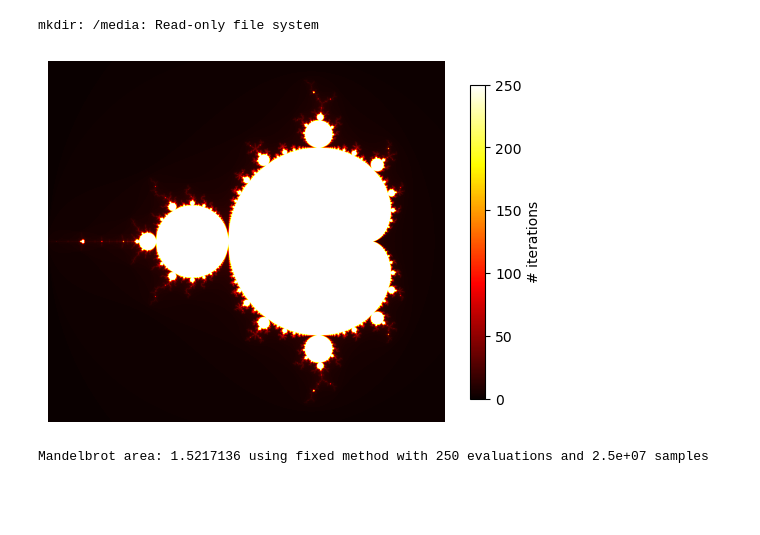
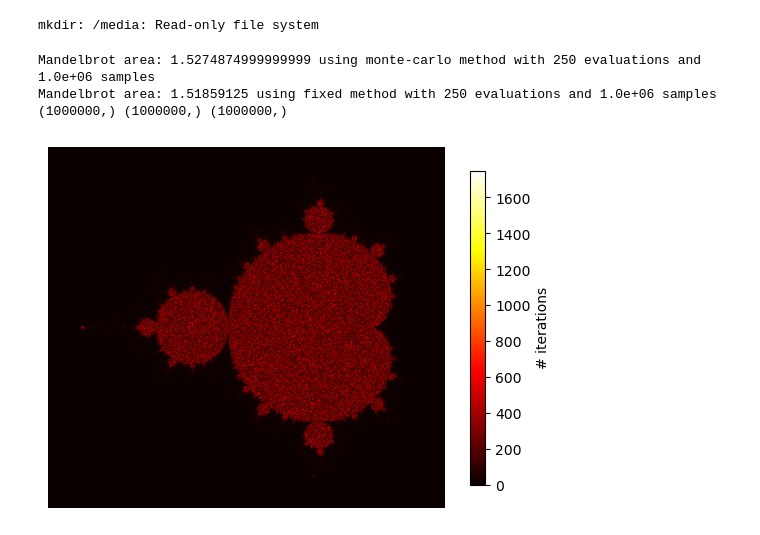
Before and after one commit to jonas4climate/ss-assignment1, a Jupyter notebook: CalvinLaw_11306734_RaymondZhang_14865904_JonasSchaefer_14039982_1.ipynb, the cells around one changed output. Cells and saved outputs as stored; diff of their text form; code cells hidden in the pictures; blank space fills up the shorter version.

```diff
--- a/CalvinLaw_11306734_RaymondZhang_14865904_JonasSchaefer_14039982_1.ipynb
+++ b/CalvinLaw_11306734_RaymondZhang_14865904_JonasSchaefer_14039982_1.ipynb
@@ -29,26 +29,27 @@ def mandelbrot_statistics(c_points, counts, method):
     print(f'Mandelbrot area: {mandelbrot_area} using {method} method with {max_iter} evaluations and {len(counts):.1e} samples')
 
 # Utility for plotting
-def plot_mandelbrot(c_points, counts, max_iter=250, gen_type='fixed', save=True, show=True):
+def plot_mandelbrot(c_points, counts, method, max_iter=250, save=True, show=True):
     N = int(np.sqrt(len(counts)))
-    match(gen_type):
+    match(method):
         case 'fixed':
-            pixel_values = counts.reshape(N, N)
-        case 'mc':
-            return
+            image_data = counts.reshape(N, N)
+            plt.imshow(image_data, cmap='hot', extent=[*X_LIM, *Y_LIM])
+        case 'monte-carlo':
+            image_data, _, _ = np.histogram2d(x=c_points.imag, y=c_points.real, bins=N, weights=counts)
+            plt.imshow(image_data, cmap='hot', extent=[*X_LIM, *Y_LIM])
         case _:
-            return
-    plt.imshow(pixel_values, cmap='hot', extent=[*X_LIM, *Y_LIM])
+            raise ValueError('Invalid argument, method does not exist.')
     plt.colorbar(shrink=0.85, label='# iterations')
     plt.axis('off')
     if save:
-        plt.savefig(f'mandelbrot_{gen_type}_{max_iter}_{N}.png', dpi=300)
+        plt.savefig(f'mandelbrot_{method}_{max_iter}_{N}.png', dpi=300)
     if show:
         plt.show()
 
 # Generating mandelbrot set on a fixed grid
 @jit(nopython=True, parallel=True)
-def mandelbrot_parallel_fixed(max_iter=250, size=5_000):
+def mandelbrot_parallel_fixed(max_iter=250, size=1_000):
     real_parts = np.linspace(*X_LIM, size)
     imag_parts = np.linspace(*Y_LIM, size)
     c_points = np.zeros((size, size), dtype=np.complex128)
@@ -70,11 +71,15 @@ def mandelbrot_parallel_mc(max_iter=250, n_points=1_000_000):
     for i in prange(n_points):
         z = c_points[i]
         counts[i] = mandelbrot(z, max_iter)
-    return c_points, counts
+    return c_points.flatten(), counts.flatten()
-# %%
-c_points, counts = mandelbrot_parallel_fixed()
-plot_mandelbrot(c_points, counts)
-mandelbrot_statistics(c_points, counts, method='fixed')
-# %% [output]
-[figure, removed]
-Mandelbrot area: 1.5217136 using fixed method with 250 evaluations and 2.5e+07 samples
+# %%
+points_mc, counts_mc = mandelbrot_parallel_mc()
+mandelbrot_statistics(points_mc, counts_mc, method='monte-carlo')
+points_fixed, counts_fixed = mandelbrot_parallel_fixed()
+mandelbrot_statistics(points_fixed, counts_fixed, method='fixed')
+plot_mandelbrot(points_mc, counts_mc, method='monte-carlo')
+# %% [output]
+Mandelbrot area: 1.5274874999999999 using monte-carlo method with 250 evaluations and 1.0e+06 samples
+Mandelbrot area: 1.51859125 using fixed method with 250 evaluations and 1.0e+06 samples
+(1000000,) (1000000,) (1000000,)
+[figure, added]
```
